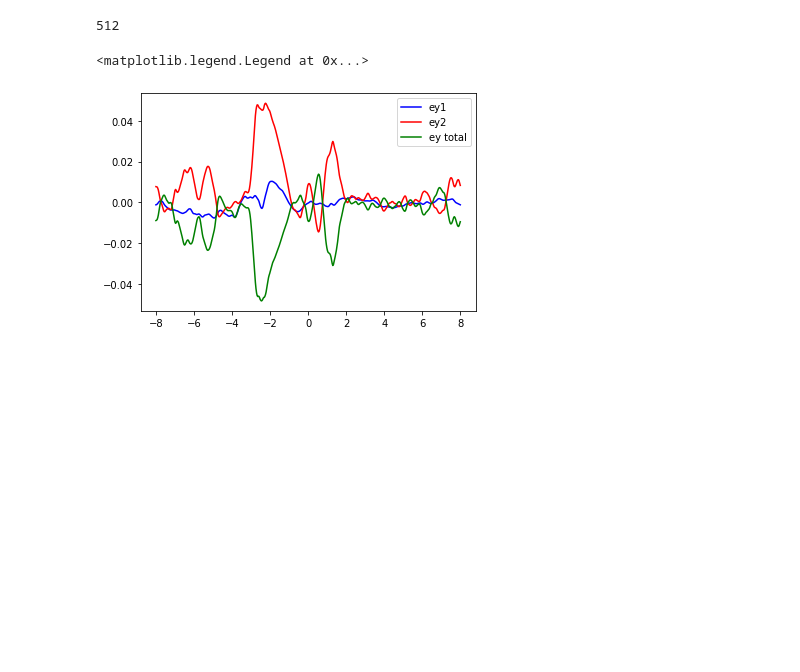
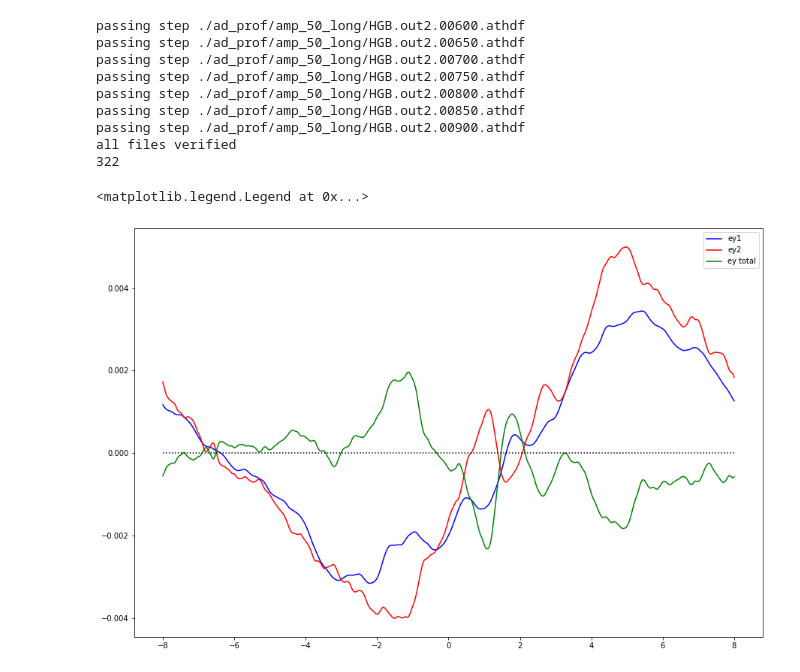
Before and after one commit to asmohov/ppd, a Jupyter notebook: ey_field_plots.ipynb, the cells around one changed output. Cells and saved outputs as stored; diff of their text form; code cells hidden in the pictures; blank space fills up the shorter version.

Commit message:
reorganization and plots for baistone 2014 zonal flows

```diff
--- a/ey_field_plots.ipynb
+++ b/ey_field_plots.ipynb
@@ -15,42 +15,66 @@ import athena_read
 
 
 def ey_field(file_name):
     #return in order the two y components of b cross v
     data = []
     data = athena_read.athdf(file_name)
     #print(data)
     #for 8x8x1 scale height box, with cubic cells, needs to be adjusted for other sizes
     side_length = 1/len(data['x3v'])
     #print(side_length,' side length')
     volume = side_length**3
 
     Nx = len(data['x1v'])
     Ny = len(data['x2v'])
     Nz = len(data['x3v'])
 
     #assuming 64x256x256, but should work for any
     overall_length = Nx*Ny*Nz
 
     vx = data['vel1']
-    vz = data['vel2']
+    vz = data['vel3']
     bx = data['Bcc1']
     bz = data['Bcc3']
     vxbz = np.sum(vx*bz,axis=(0,1))/(Nz*Ny)
     vzbx = np.sum(vz*bx,axis=(0,1))/(Nz*Ny)
     return vzbx,vxbz #ey1 and ey2 as in bai/stone zonal flow paper (2014)
-
-
-ey1,ey2 = ey_field('./ad_prof/amp_50/HGB.out2.00100.athdf')
-
-print(len(ey1))
-
+ey1_total =[]
+ey2_total =[]
+for i in range(600,922):
+    #implement from zhaohuan
+    #filename=base+"%03d" % number+'.vtk'
+    file_name= ('./ad_prof/amp_50_long/HGB.out2.00%03d.athdf'%i)
+    #print(file_name)
+    data = athena_read.athdf(file_name)
+    if i%50==0:
+        print('passing step',file_name)
+    ey1,ey2 = ey_field(file_name)
+    #convert to numpy arrays
+    ey1_total.append(ey1)
+    ey2_total.append(ey2)
+print('all files verified')
+ey1_total = np.array(ey1_total)
+ey2_total = np.array(ey2_total)
+print(len(ey2_total))
+ey1 = np.array([np.mean(k) for k in zip(*ey1_total)])
+ey2 = np.array([np.mean(k) for k in zip(*ey2_total)])
 x_arr = np.linspace(-8,8,512)
-
+y_arr = np.zeros(512)
+plt.figure(figsize=(15,10))
 plt.plot(x_arr,ey1,c='b',label='ey1')
-plt.plot(x_arr,-ey2,c='r',label='ey2')
-plt.plot(x_arr,ey1+ey2,c='g',label='ey total')
+plt.plot(x_arr,ey2,c='r',label='ey2')
+plt.plot(x_arr,ey1-ey2,c='g',label='ey total')
+plt.plot(x_arr,y_arr,'k:')
 plt.legend()
 # %% [output]
-512
+passing step ./ad_prof/amp_50_long/HGB.out2.00600.athdf
+passing step ./ad_prof/amp_50_long/HGB.out2.00650.athdf
+passing step ./ad_prof/amp_50_long/HGB.out2.00700.athdf
+passing step ./ad_prof/amp_50_long/HGB.out2.00750.athdf
+passing step ./ad_prof/amp_50_long/HGB.out2.00800.athdf
+passing step ./ad_prof/amp_50_long/HGB.out2.00850.athdf
+passing step ./ad_prof/amp_50_long/HGB.out2.00900.athdf
+all files verified
+322
 <matplotlib.legend.Legend at 0x...>
-[figure, old version]
+[figure, new version]
```
Also changed, not shown: 24 other files.
